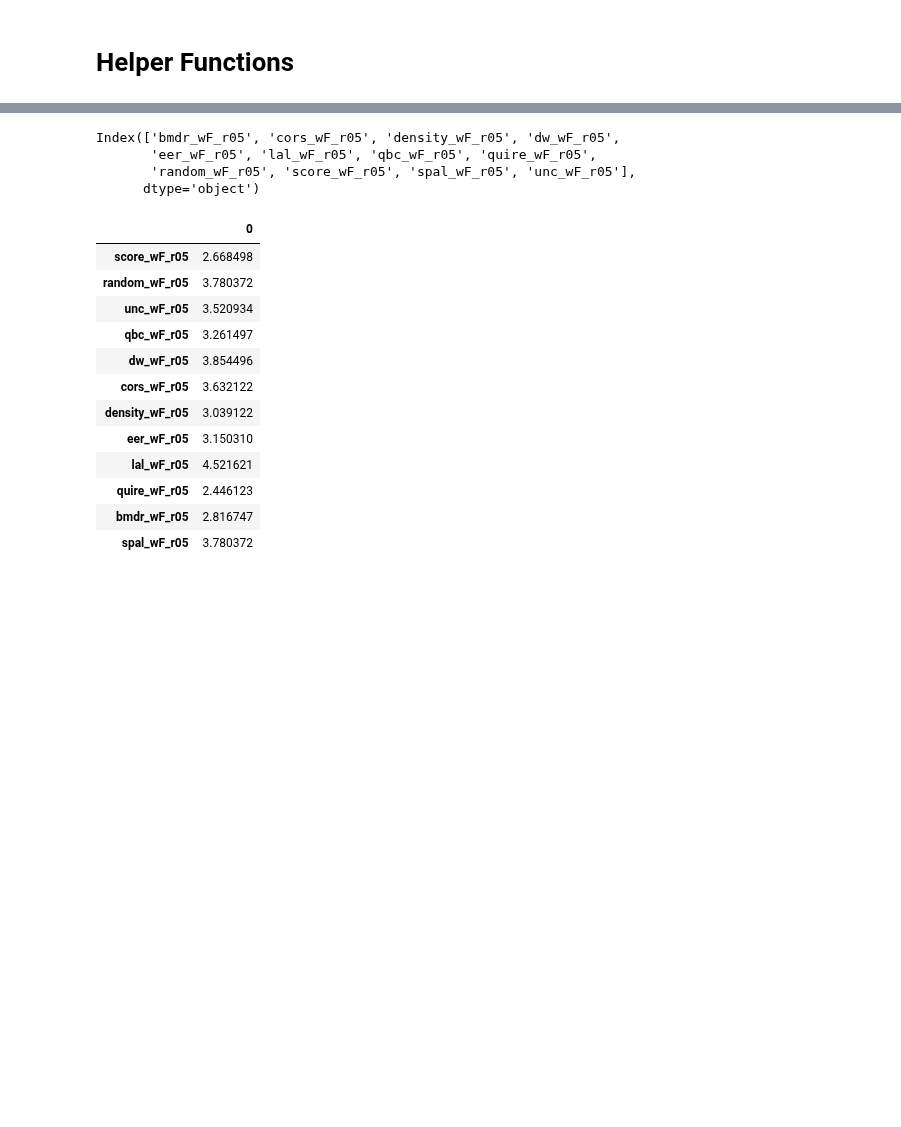
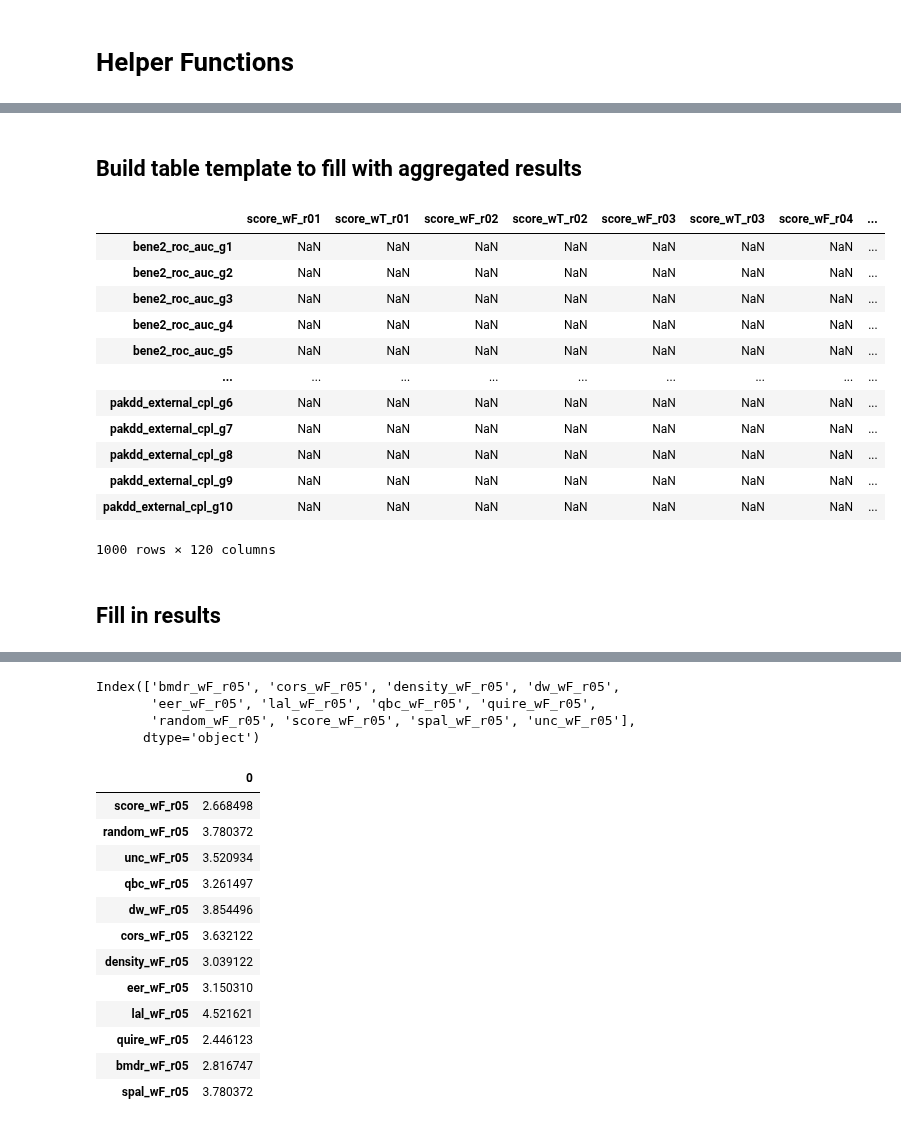
Before and after one commit to lukekolbe/Active-Learning-in-CreditScoring, a Jupyter notebook: result_processor.ipynb, the cells around one changed output, grey strips where cells are left out. Cells and saved outputs as stored; diff of their text form; code cells hidden in the pictures; blank space fills up the shorter version.

```diff
--- a/result_processor.ipynb
+++ b/result_processor.ipynb
@@ -791,0 +485,52 @@ holm_results
+# %% [markdown]
+## Build table template to fill with aggregated results
+# %%
+# ALT: EVERY PARAMETER COMBINATION AS OWN CLASSIFER
+#model_list = ['oracle','score', 'random', 'unc', 'qbc', 'dw', 'cors', 'density', 'eer', 'lal', 'quire', 'bmdr', 'spal']
+model_list = ['score', 'random', 'unc', 'qbc', 'dw', 'cors', 'density', 'eer', 'lal', 'quire', 'bmdr', 'spal']
+performance_metrics = ['roc_auc', 'brier', 'h-measure', 'pcc', 'balanced_accuracy', 'f1']
+cost_metrics = ['total_internal_cost','total_internal_cpl','external_cost','external_cpl']
+
+# built list of column names
+c_names = model_list
+
+#column_names = ['score']
+column_names = []
+
+index_names = []
+
+#################################
+for m in model_list:
+  for r in ["r01","r02","r03","r04","r05"]:
+    for w in weights_list:
+      column_names.append(f'{m}_{w}_{r}')
+  #if m != 'score':
+    #column_names.append(f'{m}_r05')
+#################################
+
+for d in dataset_list:
+  for s in performance_metrics:
+    for g in range(10):
+      index_names.append(f'{d}_{s}_g{g+1}')
+  for c in cost_metrics:
+    for g in range(10):
+      index_names.append(f'{d}_{c}_g{g+1}')
+
+results_template = pd.DataFrame(columns=column_names, index=index_names)
+results_template
+# %% [output]
+|  | score_wF_r01 | score_wT_r01 | score_wF_r02 | score_wT_r02 | score_wF_r03 | score_wT_r03 | score_wF_r04 | ... |
+| bene2_roc_auc_g1 | NaN | NaN | NaN | NaN | NaN | NaN | NaN | ... |
+| bene2_roc_auc_g2 | NaN | NaN | NaN | NaN | NaN | NaN | NaN | ... |
+| bene2_roc_auc_g3 | NaN | NaN | NaN | NaN | NaN | NaN | NaN | ... |
+| bene2_roc_auc_g4 | NaN | NaN | NaN | NaN | NaN | NaN | NaN | ... |
+| bene2_roc_auc_g5 | NaN | NaN | NaN | NaN | NaN | NaN | NaN | ... |
+| ... | ... | ... | ... | ... | ... | ... | ... | ... |
+| pakdd_external_cpl_g6 | NaN | NaN | NaN | NaN | NaN | NaN | NaN | ... |
+| pakdd_external_cpl_g7 | NaN | NaN | NaN | NaN | NaN | NaN | NaN | ... |
+| pakdd_external_cpl_g8 | NaN | NaN | NaN | NaN | NaN | NaN | NaN | ... |
+| pakdd_external_cpl_g9 | NaN | NaN | NaN | NaN | NaN | NaN | NaN | ... |
+| pakdd_external_cpl_g10 | NaN | NaN | NaN | NaN | NaN | NaN | NaN | ... |
+1000 rows × 120 columns
+# %% [markdown]
+## Fill in results
```
Also changed, not shown: parts of 116 cells of this notebook.
